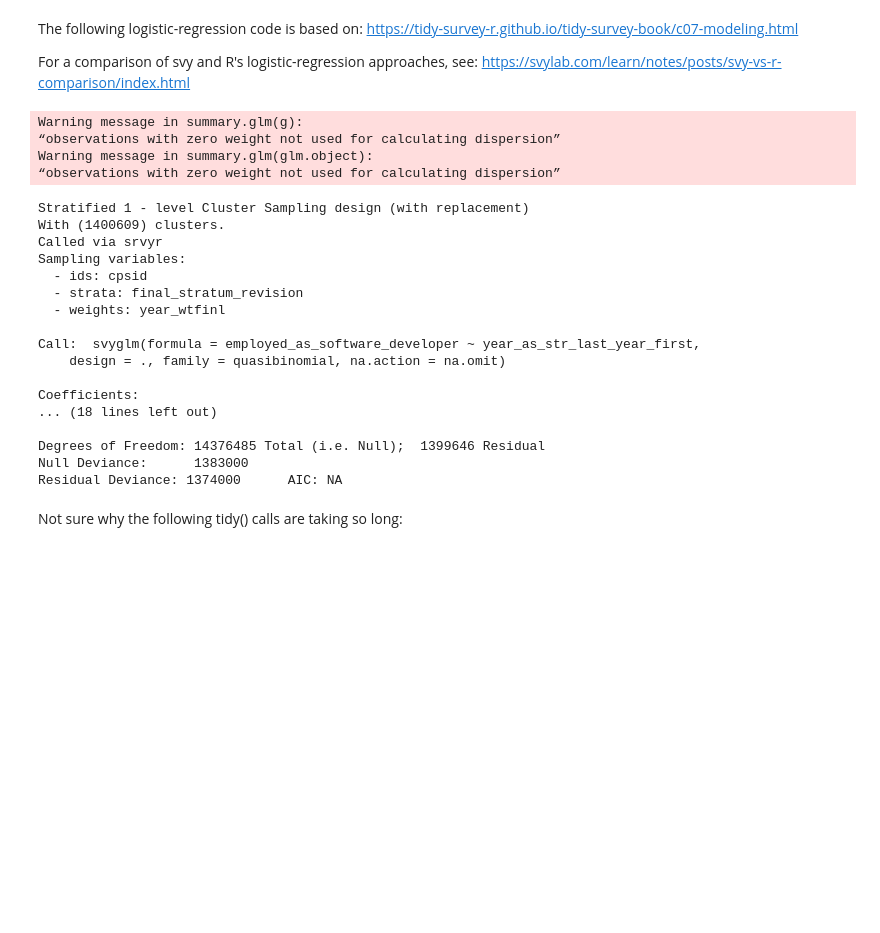
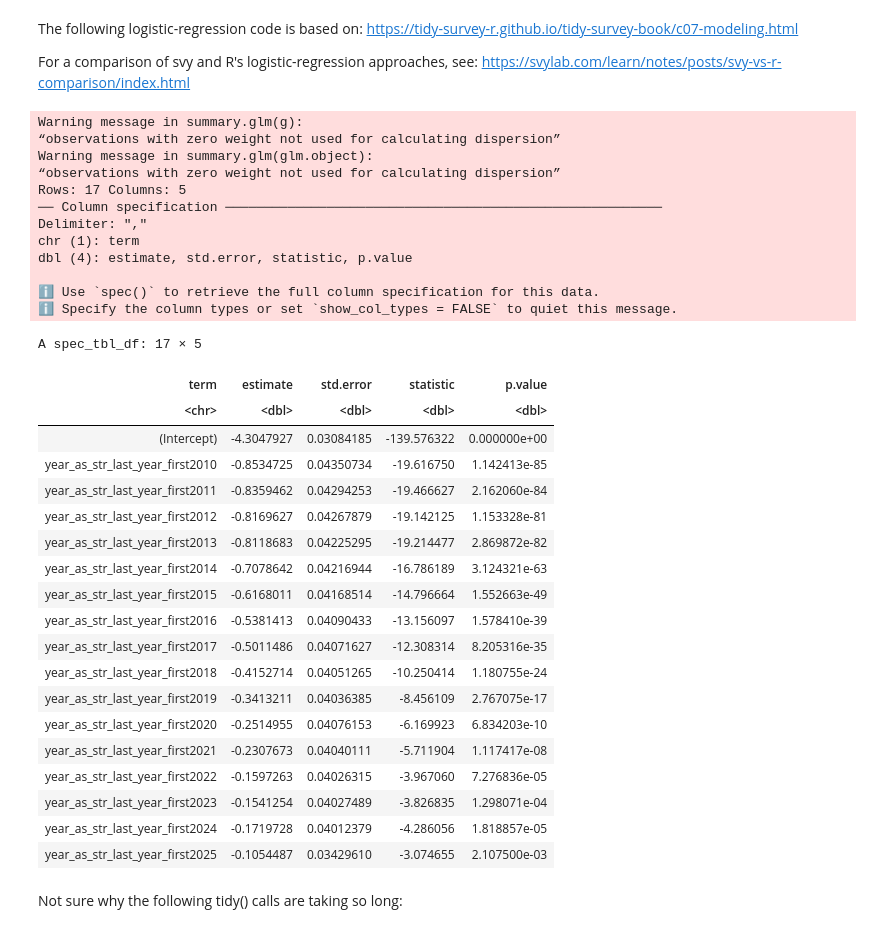
Before and after one commit to kburchfiel/employment_trends, a Jupyter notebook: R_employment_trend_checks.ipynb, the cells around one changed output. Saved outputs shown, nothing was run; the diff lists cells and outputs as text; code cells hidden in the pictures; blank space fills up the shorter version.

```diff
--- a/R_employment_trend_checks.ipynb
+++ b/R_employment_trend_checks.ipynb
@@ -82,3 +73,5 @@ nrow(df_22_26)
+# %%
+sd_df_ages_22_65_only <- sd_df %>% filter(age_as_int >= 22 & age_as_int <= 65)
 # %% [markdown]
 ## Data checks
 
@@ -106,36 +111,56 @@ sd_df_22_26_ages_22_65_only <- sd_df_22_26 %>% filter(age >= 22 & age <= 65)
-# %%
-sd_df_ages_22_65_only <- sd_df %>% filter(age >= 22 & age <= 65)
 # %% [markdown]
 The following logistic-regression code is based on: https://tidy-survey-r.github.io/tidy-survey-book/c07-modeling.html
 
 For a comparison of svy and R's logistic-regression approaches, see: https://svylab.com/learn/notes/posts/svy-vs-r-comparison/index.html
 # %%
-df_dev_emp_prop_by_year_reg_results_full <- sd_df_ages_22_65_only  %>% svyglm(
+csv_path = 'R_Datasets/dev_emp_prop_by_year_reg_results_full.csv'
+if (update_proportions_and_regressions == TRUE)
+{
+dev_emp_prop_by_year_reg_results_full <- sd_df_ages_22_65_only  %>% svyglm(
 formula = employed_as_software_developer ~ year_as_str_last_year_first,
 design = ., na.action = na.omit, family = quasibinomial)
 
+
+df_dev_emp_prop_by_year_reg_results_full = tidy(dev_emp_prop_by_year_reg_results_full)
+
+write_csv(df_dev_emp_prop_by_year_reg_results_full, csv_path)
+}
+
+df_dev_emp_prop_by_year_reg_results_full = read_csv(csv_path)
+
 df_dev_emp_prop_by_year_reg_results_full
 # %% [output]
 Warning message in summary.glm(g):
 “observations with zero weight not used for calculating dispersion”
 Warning message in summary.glm(glm.object):
 “observations with zero weight not used for calculating dispersion”
+Rows: 17 Columns: 5
+── Column specification ────────────────────────────────────────────────────────
+Delimiter: ","
+chr (1): term
+dbl (4): estimate, std.error, statistic, p.value
+
+ℹ Use `spec()` to retrieve the full column specification for this data.
+ℹ Specify the column types or set `show_col_types = FALSE` to quiet this message.
-Stratified 1 - level Cluster Sampling design (with replacement)
-With (1400609) clusters.
-Called via srvyr
-Sampling variables:
-  - ids: cpsid
-  - strata: final_stratum_revision
-  - weights: year_wtfinl
-
-Call:  svyglm(formula = employed_as_software_developer ~ year_as_str_last_year_first,
-    design = ., family = quasibinomial, na.action = na.omit)
-
-Coefficients:
-... (18 lines left out)
-
-Degrees of Freedom: 14376485 Total (i.e. Null);  1399646 Residual
-Null Deviance:      1383000
-Residual Deviance: 1374000      AIC: NA
+A spec_tbl_df: 17 × 5
+| term | estimate | std.error | statistic | p.value |
+| <chr> | <dbl> | <dbl> | <dbl> | <dbl> |
+| (Intercept) | -4.3047927 | 0.03084185 | -139.576322 | 0.000000e+00 |
+| year_as_str_last_year_first2010 | -0.8534725 | 0.04350734 | -19.616750 | 1.142413e-85 |
+| year_as_str_last_year_first2011 | -0.8359462 | 0.04294253 | -19.466627 | 2.162060e-84 |
+| year_as_str_last_year_first2012 | -0.8169627 | 0.04267879 | -19.142125 | 1.153328e-81 |
+| year_as_str_last_year_first2013 | -0.8118683 | 0.04225295 | -19.214477 | 2.869872e-82 |
+| year_as_str_last_year_first2014 | -0.7078642 | 0.04216944 | -16.786189 | 3.124321e-63 |
+| year_as_str_last_year_first2015 | -0.6168011 | 0.04168514 | -14.796664 | 1.552663e-49 |
+| year_as_str_last_year_first2016 | -0.5381413 | 0.04090433 | -13.156097 | 1.578410e-39 |
+| year_as_str_last_year_first2017 | -0.5011486 | 0.04071627 | -12.308314 | 8.205316e-35 |
+| year_as_str_last_year_first2018 | -0.4152714 | 0.04051265 | -10.250414 | 1.180755e-24 |
+| year_as_str_last_year_first2019 | -0.3413211 | 0.04036385 | -8.456109 | 2.767075e-17 |
+| year_as_str_last_year_first2020 | -0.2514955 | 0.04076153 | -6.169923 | 6.834203e-10 |
+| year_as_str_last_year_first2021 | -0.2307673 | 0.04040111 | -5.711904 | 1.117417e-08 |
+| year_as_str_last_year_first2022 | -0.1597263 | 0.04026315 | -3.967060 | 7.276836e-05 |
+| year_as_str_last_year_first2023 | -0.1541254 | 0.04027489 | -3.826835 | 1.298071e-04 |
+| year_as_str_last_year_first2024 | -0.1719728 | 0.04012379 | -4.286056 | 1.818857e-05 |
+| year_as_str_last_year_first2025 | -0.1054487 | 0.03429610 | -3.074655 | 2.107500e-03 |
 # %% [markdown]
 Not sure why the following tidy() calls are taking so long:
```
Also changed, not shown: parts of 16 cells of this notebook, 32 other files.
